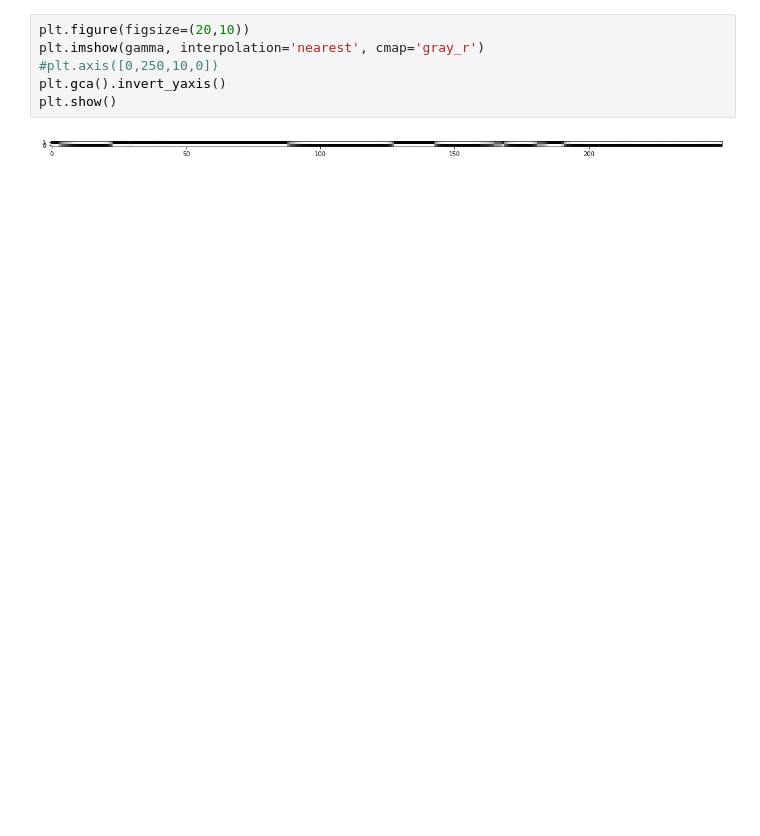
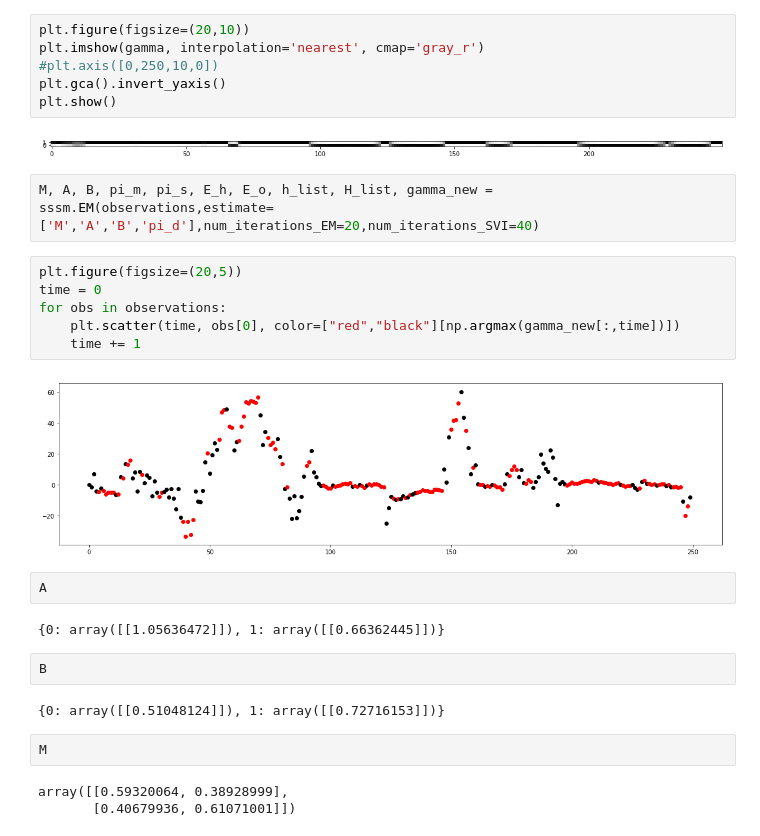
Before and after one commit to semihakbayrak/ptsm, a Jupyter notebook: SSSM/SSSM Ghahramani and Hinton's example.ipynb, the cells around one changed output. Drawn from its saved outputs; the diff is of its cells as text; blank space fills up the shorter version.

Commit message:
SSSM parameter estimation with EM

```diff
--- a/SSSM/SSSM Ghahramani and Hinton's example.ipynb
+++ b/SSSM/SSSM Ghahramani and Hinton's example.ipynb
@@ -65,3 +65,26 @@ plt.gca().invert_yaxis()
 plt.show()
 # %% [output]
 [figure]
+# %%
+M, A, B, pi_m, pi_s, E_h, E_o, h_list, H_list, gamma_new = sssm.EM(observations,estimate=['M','A','B','pi_d'],num_iterations_EM=20,num_iterations_SVI=40)
+# %%
+plt.figure(figsize=(20,5))
+time = 0
+for obs in observations:
+    plt.scatter(time, obs[0], color=["red","black"][np.argmax(gamma_new[:,time])])
+    time += 1
+# %% [output]
+[figure, added]
+# %%
+A
+# %% [output]
+{0: array([[1.05636472]]), 1: array([[0.66362445]])}
+# %%
+B
+# %% [output]
+{0: array([[0.51048124]]), 1: array([[0.72716153]])}
+# %%
+M
+# %% [output]
+array([[0.59320064, 0.38928999],
+       [0.40679936, 0.61071001]])
```
Also changed, not shown: parts of 5 cells of this notebook, 3 other files.
